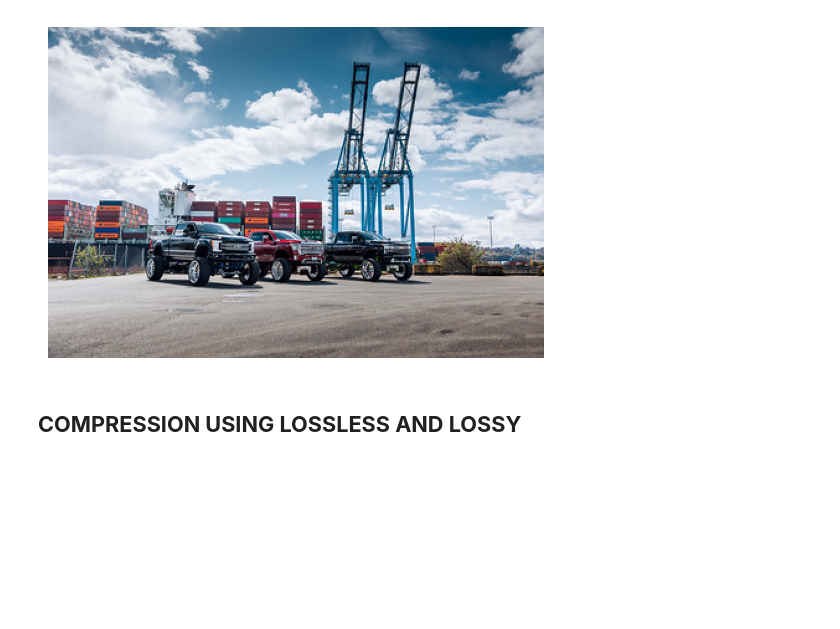
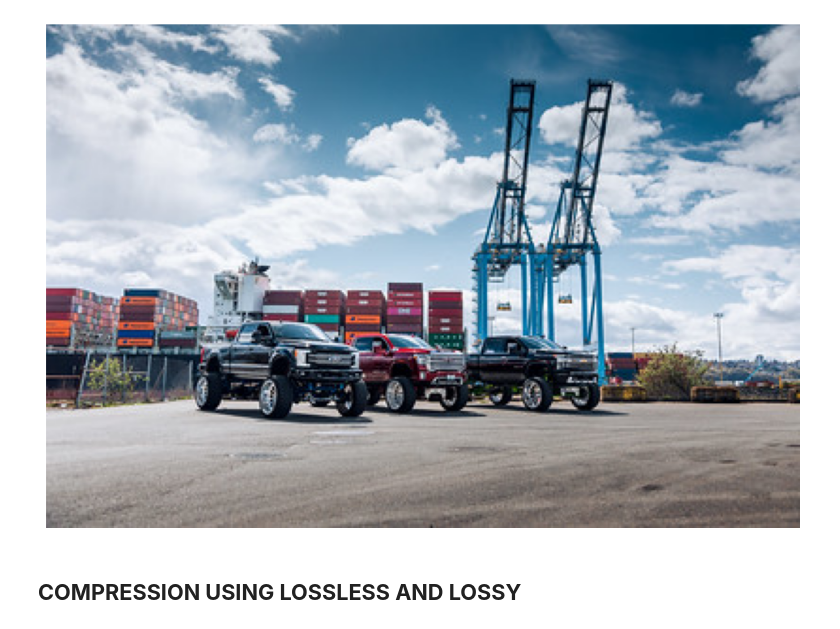
Before and after one commit to noelmt7/Advanced_Data_Analytics, a Jupyter notebook: imagecompression.ipynb, the cells around one changed output. Drawn from its saved outputs; the diff is of its cells as text; code cells hidden in the pictures; blank space fills up the shorter version.

```diff
--- a/imagecompression.ipynb
+++ b/imagecompression.ipynb
@@ -16,12 +16,12 @@ plt.show()
 # %%
 png_img = mpimg.imread('D:/SEM4/ADA/2.png')
 
-
+plt.figure(figsize =( 12, 10))
 plt.imshow(png_img)
 plt.axis('off')  # Hide axes
 plt.show()
 # %% [output]
-[figure, old version]
+[figure, new version]
 # %% [markdown]
 ## **COMPRESSION USING LOSSLESS AND LOSSY**
 # %% [markdown]
```
Also changed, not shown: parts of 1 cell of this notebook, 3 other files.
